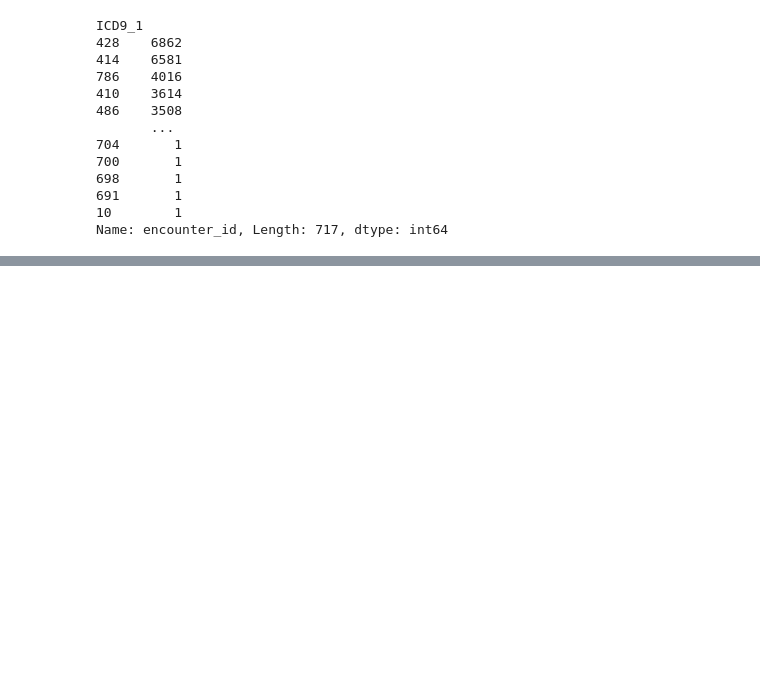
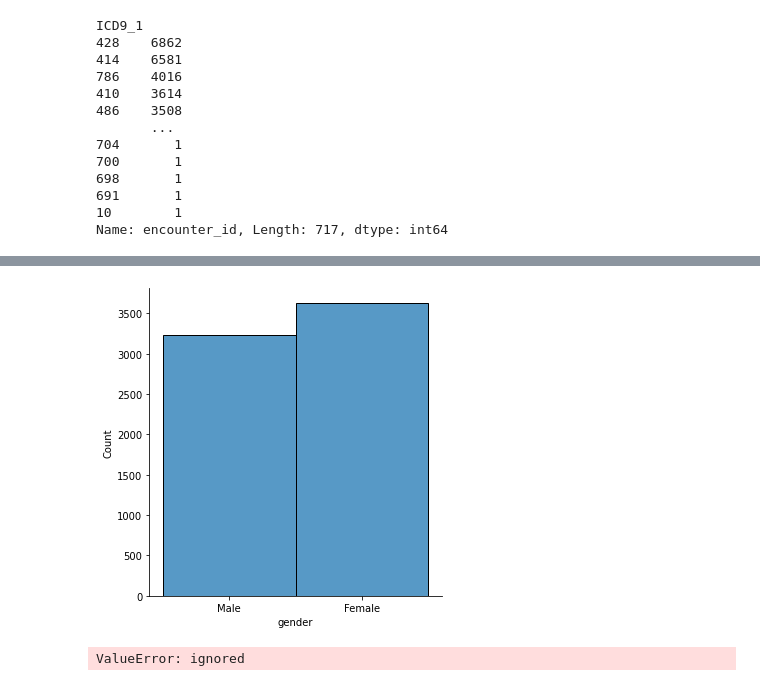
Before and after one commit to tuccib/CUNY-LAG, a Jupyter notebook: 210629_Project_2_clinical_data.ipynb, the cells around one changed output, grey strips where cells are left out. Saved outputs shown, nothing was run; the diff lists cells and outputs as text; code cells hidden in the pictures; blank space fills up the shorter version.

```diff
--- a/210629_Project_2_clinical_data.ipynb
+++ b/210629_Project_2_clinical_data.ipynb
@@ -303,0 +336,15 @@ Name: encounter_id, Length: 717, dtype: int64
+# %%
+# Plot of Gender distribution for the most common ICD-9 diagnsosis code, 428:
+df2 = df[df['ICD9_1'] == '428']
+df2.groupby(['gender'])['encounter_id'].count().sort_values(ascending=False)
+sns.displot(df2['gender'],bins=80).figsize=(80,4)
+# %% [output]
+[figure, added]
+# %%
+# Plot of Gender distribution for the most common ICD-9 diagnsosis code, 428:
+df2 = df[(df['ICD9_1'] == '428') or (df['ICD9_1'] == '414')]
+df2.groupby(['gender'])['encounter_id'].count().sort_values(ascending=False)
+sns.displot(df2['gender'])
+# The OR operator doesn't work. The & operator works but generates no results.
+# %% [output]
+ValueError: ignored
```
Also changed, not shown: parts of 10 cells of this notebook.
